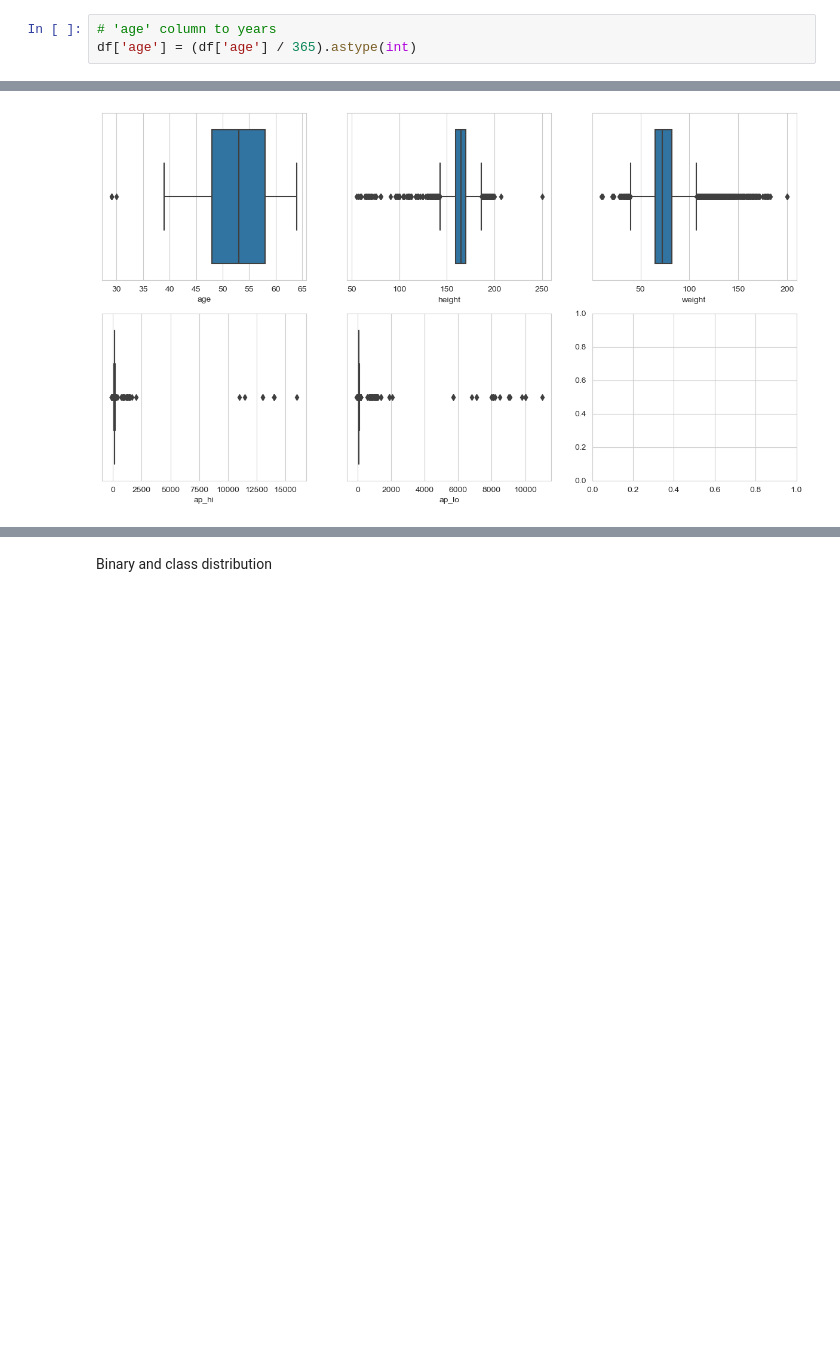
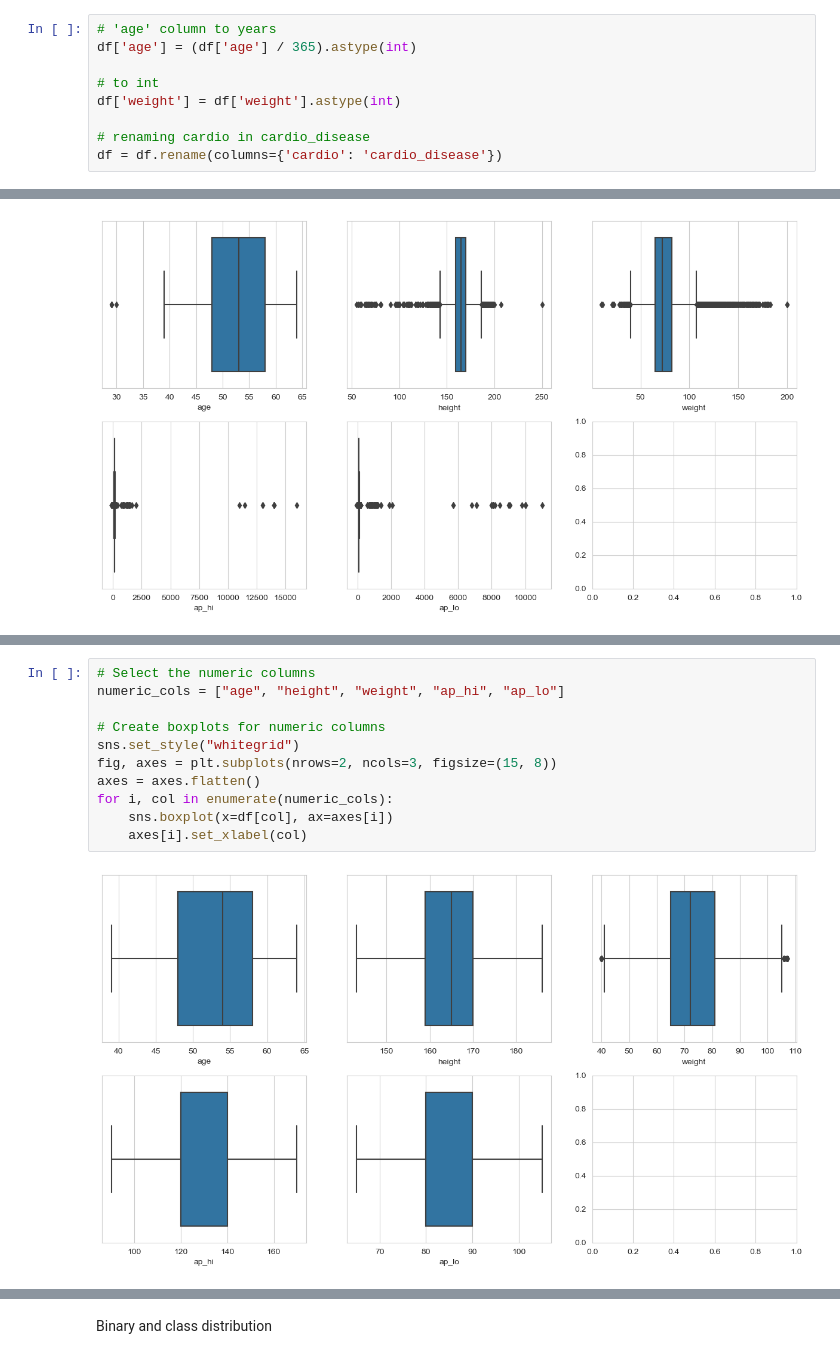
Before and after one commit to wredan/cardiovascular-disease-bayesian-network, a Jupyter notebook: cardiovascular_desease.ipynb, the cells around one changed output, grey strips where cells are left out. Drawn from its saved outputs; the diff is of its cells as text; blank space fills up the shorter version.

```diff
--- a/cardiovascular_desease.ipynb
+++ b/cardiovascular_desease.ipynb
@@ -41,6 +38,12 @@ df.head()
 # %%
 # 'age' column to years
 df['age'] = (df['age'] / 365).astype(int)
+
+# to int
+df['weight'] = df['weight'].astype(int)
+
+# renaming cardio in cardio_disease
+df = df.rename(columns={'cardio': 'cardio_disease'})
 # %%
 df.describe().round(2)
 # %% [output]
@@ -131,0 +129,13 @@ For now, it has been decided to keep the outliers.
+# %%
+# Select the numeric columns
+numeric_cols = ["age", "height", "weight", "ap_hi", "ap_lo"]
+
+# Create boxplots for numeric columns
+sns.set_style("whitegrid")
+fig, axes = plt.subplots(nrows=2, ncols=3, figsize=(15, 8))
+axes = axes.flatten()
+for i, col in enumerate(numeric_cols):
+    sns.boxplot(x=df[col], ax=axes[i])
+    axes[i].set_xlabel(col)
+# %% [output]
+[figure, added]
```
Also changed, not shown: parts of 35 cells of this notebook.
